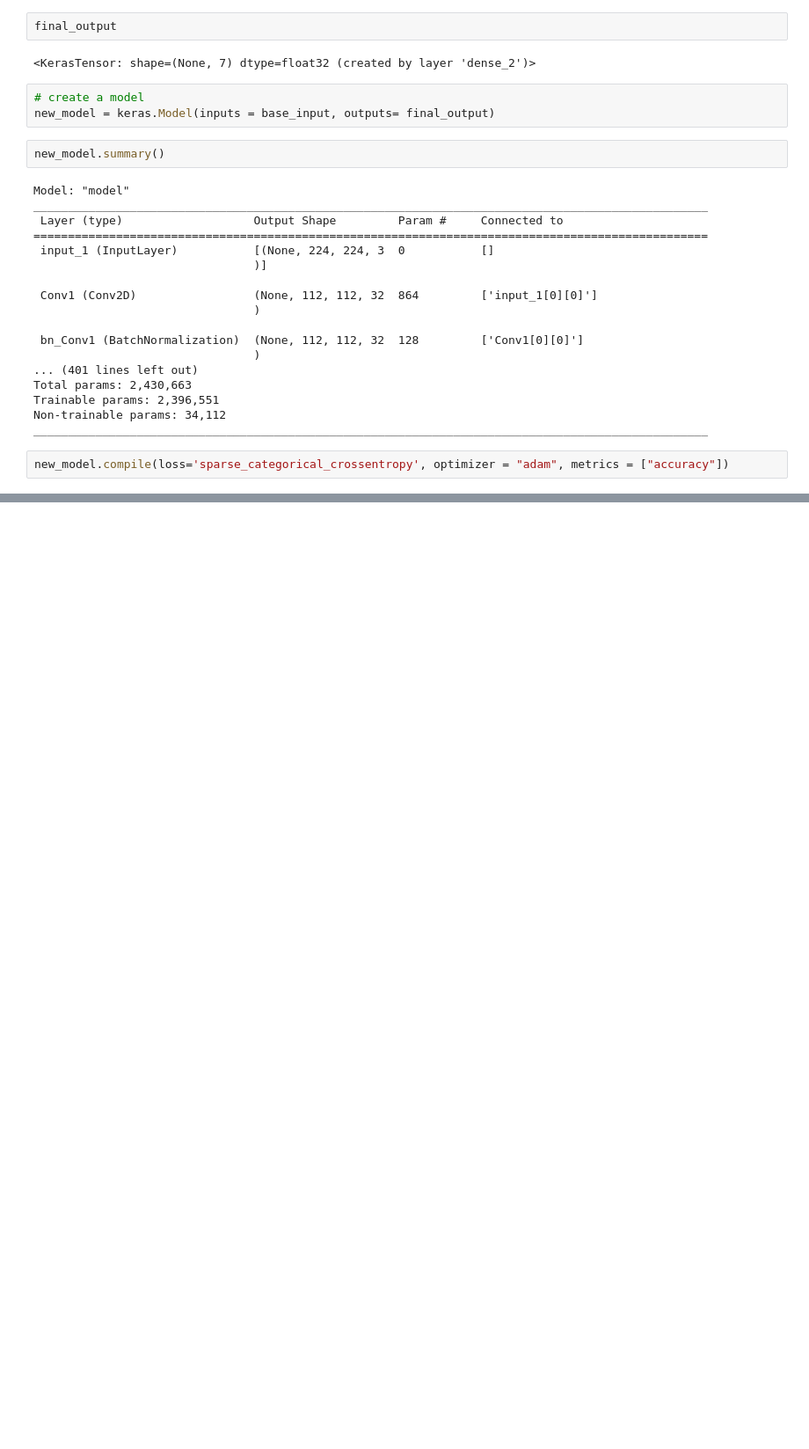
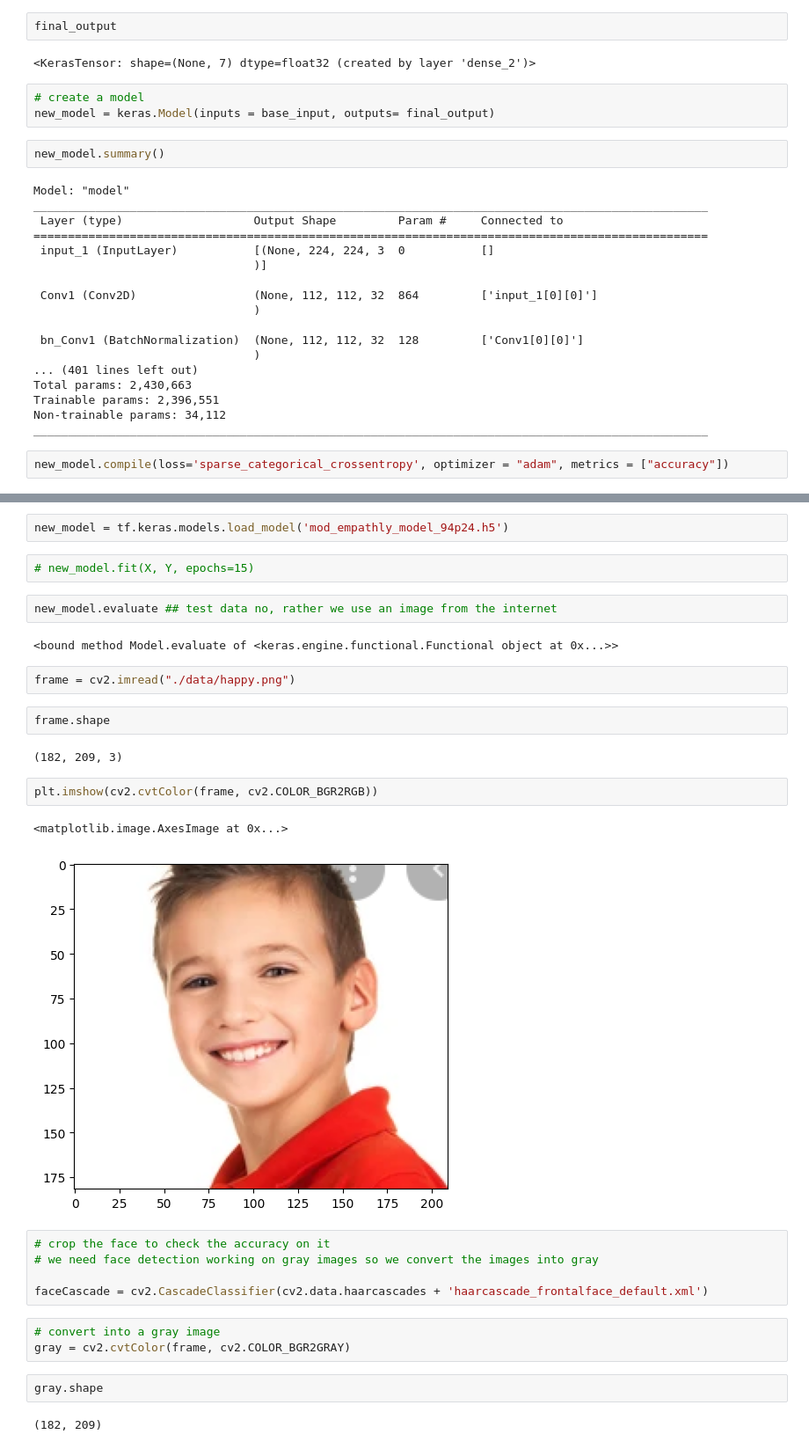
Before and after one commit to kg8199/hackharvard-2022-empathly, a Jupyter notebook: machine-learning/empath.ipynb, the cells around one changed output, grey strips where cells are left out. Shown at 88% size. Saved outputs shown, nothing was run; the diff lists cells and outputs as text; blank space fills up the shorter version.

```diff
--- a/machine-learning/empath.ipynb
+++ b/machine-learning/empath.ipynb
@@ -242,0 +259,31 @@ MemoryError: Unable to allocate 2.01 GiB for an array with shape (3585, 224, 224
+# %%
+new_model = tf.keras.models.load_model('mod_empathly_model_94p24.h5')
+# %%
+# new_model.fit(X, Y, epochs=15)
+# %%
+new_model.evaluate ## test data no, rather we use an image from the internet
+# %% [output]
+<bound method Model.evaluate of <keras.engine.functional.Functional object at 0x...>>
+# %%
+frame = cv2.imread("./data/happy.png")
+# %%
+frame.shape
+# %% [output]
+(182, 209, 3)
+# %%
+plt.imshow(cv2.cvtColor(frame, cv2.COLOR_BGR2RGB))
+# %% [output]
+<matplotlib.image.AxesImage at 0x...>
+[figure, added]
+# %%
+# crop the face to check the accuracy on it
+# we need face detection working on gray images so we convert the images into gray
+
+faceCascade = cv2.CascadeClassifier(cv2.data.haarcascades + 'haarcascade_frontalface_default.xml')
+# %%
+# convert into a gray image
+gray = cv2.cvtColor(frame, cv2.COLOR_BGR2GRAY)
+# %%
+gray.shape
+# %% [output]
+(182, 209)
```
Also changed, not shown: parts of 17 cells of this notebook, 6 other files.
